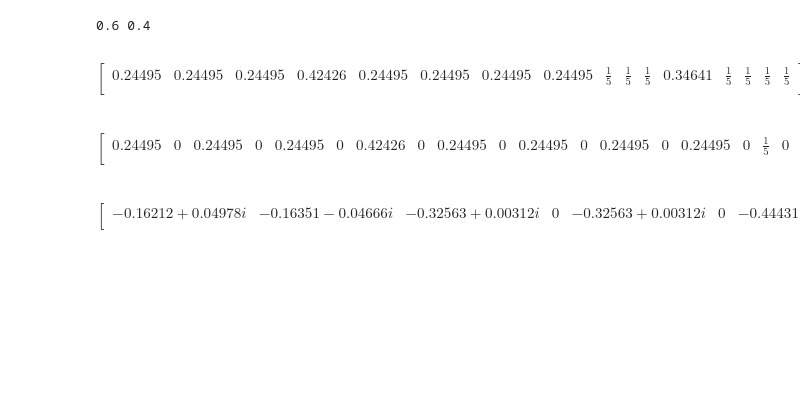
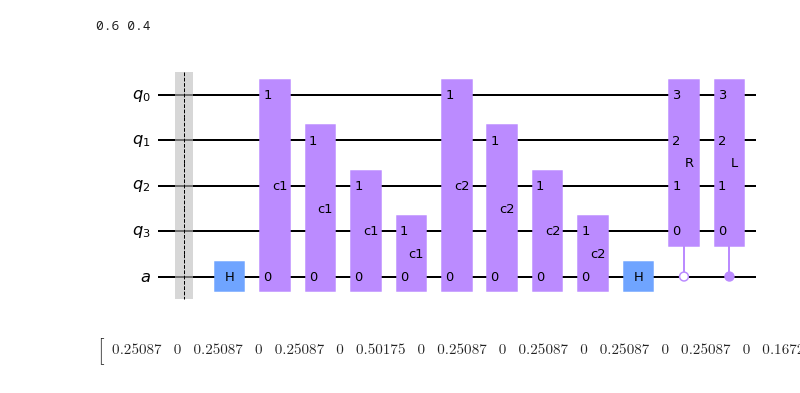
Before and after one commit to bgard1/Quantum-LBM, a Jupyter notebook: sriharsha/AdvectionDiffusion.ipynb, the cells around one changed output. Drawn from its saved outputs; the diff is of its cells as text; code cells hidden in the pictures; blank space fills up the shorter version.

```diff
--- a/sriharsha/AdvectionDiffusion.ipynb
+++ b/sriharsha/AdvectionDiffusion.ipynb
@@ -28,7 +31,7 @@ lambda2 = np.round(np.log(complex(y, np.sqrt(1-y**2))), 10)
 def oneStep(lambda1,lambda2):
 
     #initializing
-
+    n = int(np.log2(2*M))
     q = QuantumRegister(n,'q')
     a = AncillaRegister(1,'a')
 
@@ -57,9 +60,9 @@ def oneStep(lambda1,lambda2):
         qc.cx(0, 1, ctrl_state = 0)
 
         #phase2 -> x -> phase2 -> x -----ctrl=1 is default
-        qc.cp(lambda2, 0, 1)
+        qc.cp(lambda2, 0, 1, ctrl_state = 1)
         qc.cx(0, 1)
-        qc.cp(lambda2, 0, 1)
+        qc.cp(lambda2, 0, 1, ctrl_state = 1)
         qc.cx(0, 1)
 
         return qc
@@ -69,15 +72,16 @@ def oneStep(lambda1,lambda2):
     C2 = createC(lambda1, lambda2, False)
     c2gate = C2.to_gate(label = 'c2')
 
-    ######adding steps to circuit
+    #####adding steps to circuit
     qc.h(a)
 
     ##c1 and c2 act on every qubit controlled on ancilla
-    for i in range(n-1):
-        qc.append(c1gate.control(1, ctrl_state = 0),[a,n-1,i])
-    for i in range(n-1):
-        qc.append(c2gate.control(1, ctrl_state = 1),[a,n-1,i])
-
+    for i in range(n):
+        ##qc.append(c1gate.control(1, ctrl_state = 0),[a,n-1,i])
+        qc.append(c1gate,[a,i])
+    for i in range(n):
+        ##qc.append(c2gate.control(1, ctrl_state = 1),[a,n-1,i])
+        qc.append(c2gate,[a,i])
     qc.h(a)
     qc.draw()
 
@@ -106,17 +110,20 @@ def oneStep(lambda1,lambda2):
     L = lshift(n).to_gate(label = "L").control(1, ctrl_state = 1)
 
     cbits = [a]
-    cbits.extend([i for i in range(n)])  #### could also be [i for i in range(n-1,-1,-1)]
+    cbits.extend([i for i in range(n-1,-1,-1)])  #### could also be [i for i in range(n-1,-1,-1)]
 
     qc.append(R,cbits)
     qc.append(L,cbits)
 
 
-    ########################## macros
-    qc.swap(a,n-1)
-    qc.h(a)
+    ######################### macros
+#     qc.swap(a,n-1)
+#     qc.h(a)
     #### -> not sure if there is an extra step
 
     return qc
 # %%
 qc = oneStep(lambda1,lambda2)
+qc.draw()
+# %% [output]
+[figure, added]
@@ -123,31 +137,18 @@ qc = oneStep(lambda1,lambda2)
 # %%
-classicalState = [0.1 for i in range(2*M)]
-classicalState[3] = 0.3
-classicalState[3+M] = classicalState[3]
+##initialization
+classicalState = [0.1 for i in range(M)]
+classicalState[3] = 0.2
+tmp = splitState(classicalState)
 
-for i in range(M):
-    classicalState[i]*=x
-for i in range(M,2*M):
-    classicalState[i]*=y
-
-for i in range(2*M):
-    classicalState[i] = np.sqrt(classicalState[i])### normalization purposes
-
-array_to_latex(classicalState, max_size = 32)
+normState = tmp/np.linalg.norm(tmp) # to normalize
+sv = Statevector(normState)
+sv = sv.tensor([1,0])
+normSV = sv
+array_to_latex(sv, max_size = 256)
+# print(len(classicalState),len(tmp2),len(np.array(sv)))
 # %% [output]
 $$
 \begin{bmatrix}
-0.24495 & 0.24495 & 0.24495 & 0.42426 & 0.24495 & 0.24495 & 0.24495 & 0.24495 & \tfrac{1}{5} & \tfrac{1}{5} & \tfrac{1}{5} & 0.34641 & \tfrac{1}{5} & \tfrac{1}{5} & \tfrac{1}{5} & \tfrac{1}{5}  \\
+0.25087 & 0 & 0.25087 & 0 & 0.25087 & 0 & 0.50175 & 0 & 0.25087 & 0 & 0.25087 & 0 & 0.25087 & 0 & 0.25087 & 0 & 0.16725 & 0 & 0.16725 & 0 & 0.16725 & 0 & 0.3345 & 0 & 0.16725 & 0 & 0.16725 & 0 & 0.16725 & 0 & 0.16725 & 0  \\
  \end{bmatrix}
 $$
-# %%
-sv = Statevector(classicalState)
-ancillaSV = Statevector([1,0])####need to tensor multiple with ancilla bit
-tensored = sv.tensor(ancillaSV)
-array_to_latex(tensored, max_size = 32)
-# %% [output]
-$$
-\begin{bmatrix}
-0.24495 & 0 & 0.24495 & 0 & 0.24495 & 0 & 0.42426 & 0 & 0.24495 & 0 & 0.24495 & 0 & 0.24495 & 0 & 0.24495 & 0 & \tfrac{1}{5} & 0 & \tfrac{1}{5} & 0 & \tfrac{1}{5} & 0 & 0.34641 & 0 & \tfrac{1}{5} & 0 & \tfrac{1}{5} & 0 & \tfrac{1}{5} & 0 & \tfrac{1}{5} & 0  \\
- \end{bmatrix}
-$$
@@ -159,8 +154,0 @@ for i in range(t):
-# %%
-array_to_latex(tensored, max_size = 32)
-# %% [output]
-$$
-\begin{bmatrix}
--0.16212 + 0.04978i & -0.16351 - 0.04666i & -0.32563 + 0.00312i & 0 & -0.32563 + 0.00312i & 0 & -0.44431 + 0.03956i & 0 & -0.26587 + 0.00382i & 0 & -0.36277 + 0.04845i & 0 & -0.26587 + 0.00382i & 0 & -0.1335 - 0.05715i & -0.13237 + 0.06097i & 0.16212 - 0.04978i & -0.16351 - 0.04666i & -0.00139 - 0.09644i & 0 & -0.00139 - 0.09644i & 0 & 0.11729 - 0.13288i & 0 & -0.00113 - 0.11812i & 0 & 0.09577 - 0.16275i & 0 & -0.00113 - 0.11812i & 0 & -0.1335 - 0.05715i & 0.13237 - 0.06097i  \\
- \end{bmatrix}
-$$
```
Also changed, not shown: parts of 7 cells of this notebook.
